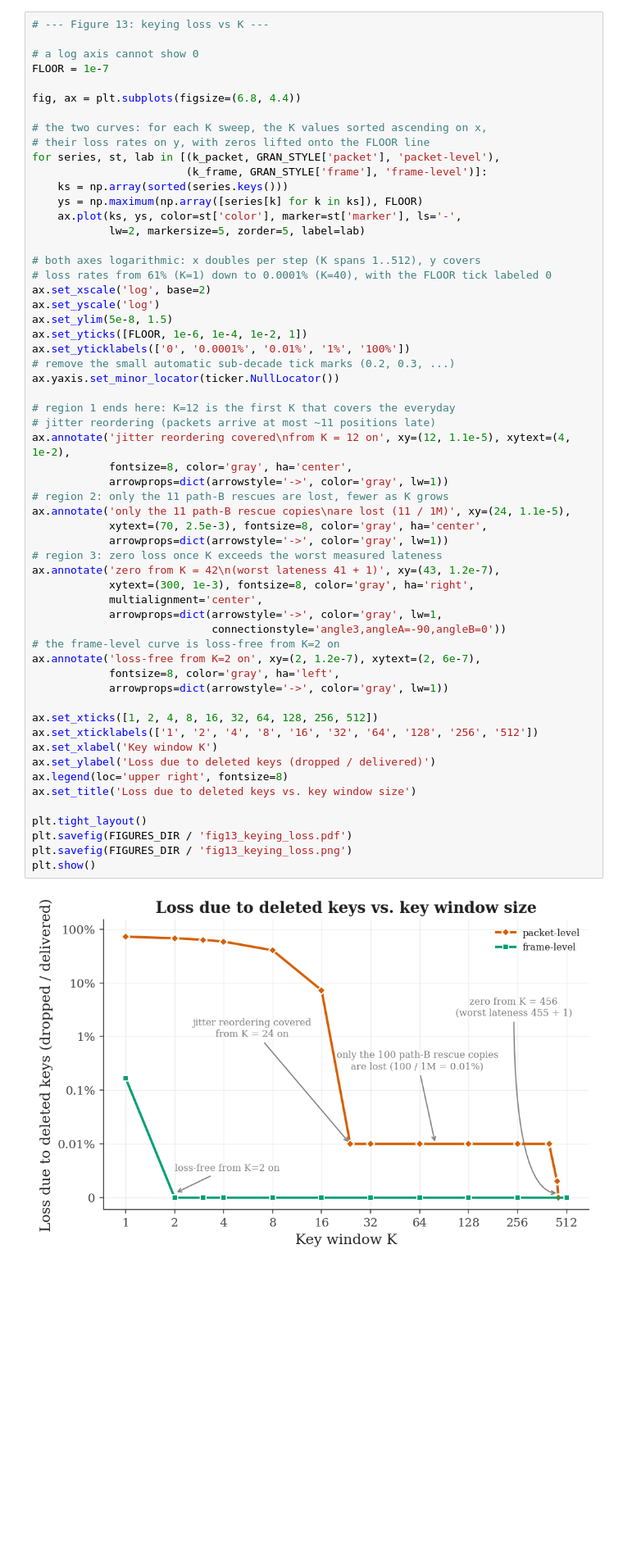
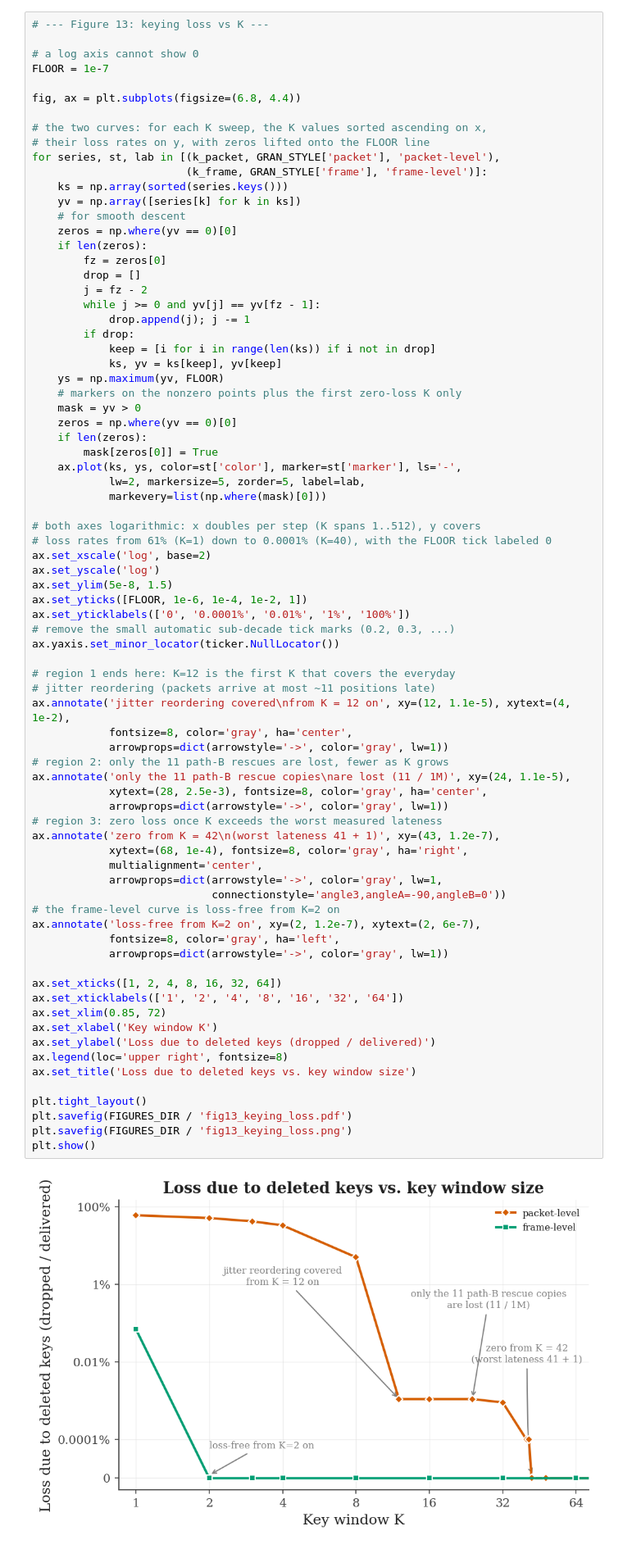
Before and after one commit to spring-epfl/SafeCast, a Jupyter notebook: GENERATE_FIGURES.ipynb, the cells around one changed output. Shown at 82% size. Saved outputs shown, nothing was run; the diff lists cells and outputs as text; blank space fills up the shorter version.

Commit message:
many small improvements in figures

```diff
--- a/GENERATE_FIGURES.ipynb
+++ b/GENERATE_FIGURES.ipynb
@@ -1629,9 +1621,27 @@ fig, ax = plt.subplots(figsize=(6.8, 4.4))
 for series, st, lab in [(k_packet, GRAN_STYLE['packet'], 'packet-level'),
                         (k_frame, GRAN_STYLE['frame'], 'frame-level')]:
     ks = np.array(sorted(series.keys()))
-    ys = np.maximum(np.array([series[k] for k in ks]), FLOOR)
+    yv = np.array([series[k] for k in ks])
+    # for smooth descent
+    zeros = np.where(yv == 0)[0]
+    if len(zeros):
+        fz = zeros[0]
+        drop = []
+        j = fz - 2
+        while j >= 0 and yv[j] == yv[fz - 1]:
+            drop.append(j); j -= 1
+        if drop:
+            keep = [i for i in range(len(ks)) if i not in drop]
+            ks, yv = ks[keep], yv[keep]
+    ys = np.maximum(yv, FLOOR)
+    # markers on the nonzero points plus the first zero-loss K only
+    mask = yv > 0
+    zeros = np.where(yv == 0)[0]
+    if len(zeros):
+        mask[zeros[0]] = True
     ax.plot(ks, ys, color=st['color'], marker=st['marker'], ls='-',
-            lw=2, markersize=5, zorder=5, label=lab)
+            lw=2, markersize=5, zorder=5, label=lab,
+            markevery=list(np.where(mask)[0]))
 
 # both axes logarithmic: x doubles per step (K spans 1..512), y covers
 # loss rates from 61% (K=1) down to 0.0001% (K=40), with the FLOOR tick labeled 0
@@ -1644,38 +1654,39 @@ ax.set_yticklabels(['0', '0.0001%', '0.01%', '1%', '100%'])
 ax.yaxis.set_minor_locator(ticker.NullLocator())
 
 # region 1 ends here: K=12 is the first K that covers the everyday
 # jitter reordering (packets arrive at most ~11 positions late)
 ax.annotate('jitter reordering covered\nfrom K = 12 on', xy=(12, 1.1e-5), xytext=(4, 1e-2),
             fontsize=8, color='gray', ha='center',
             arrowprops=dict(arrowstyle='->', color='gray', lw=1))
 # region 2: only the 11 path-B rescues are lost, fewer as K grows
 ax.annotate('only the 11 path-B rescue copies\nare lost (11 / 1M)', xy=(24, 1.1e-5),
-            xytext=(70, 2.5e-3), fontsize=8, color='gray', ha='center',
+            xytext=(28, 2.5e-3), fontsize=8, color='gray', ha='center',
             arrowprops=dict(arrowstyle='->', color='gray', lw=1))
 # region 3: zero loss once K exceeds the worst measured lateness
 ax.annotate('zero from K = 42\n(worst lateness 41 + 1)', xy=(43, 1.2e-7),
-            xytext=(300, 1e-3), fontsize=8, color='gray', ha='right',
+            xytext=(68, 1e-4), fontsize=8, color='gray', ha='right',
             multialignment='center',
             arrowprops=dict(arrowstyle='->', color='gray', lw=1,
                             connectionstyle='angle3,angleA=-90,angleB=0'))
 # the frame-level curve is loss-free from K=2 on
 ax.annotate('loss-free from K=2 on', xy=(2, 1.2e-7), xytext=(2, 6e-7),
             fontsize=8, color='gray', ha='left',
             arrowprops=dict(arrowstyle='->', color='gray', lw=1))
 
-ax.set_xticks([1, 2, 4, 8, 16, 32, 64, 128, 256, 512])
-ax.set_xticklabels(['1', '2', '4', '8', '16', '32', '64', '128', '256', '512'])
+ax.set_xticks([1, 2, 4, 8, 16, 32, 64])
+ax.set_xticklabels(['1', '2', '4', '8', '16', '32', '64'])
+ax.set_xlim(0.85, 72)
 ax.set_xlabel('Key window K')
 ax.set_ylabel('Loss due to deleted keys (dropped / delivered)')
 ax.legend(loc='upper right', fontsize=8)
 ax.set_title('Loss due to deleted keys vs. key window size')
 
 plt.tight_layout()
 plt.savefig(FIGURES_DIR / 'fig13_keying_loss.pdf')
 plt.savefig(FIGURES_DIR / 'fig13_keying_loss.png')
 plt.show()
 # %% [output]
-[figure, old version]
+[figure, new version]
 # %%
 # --- Figure 13 without annotations ---
 # Same plot as above but without the explanation texts.
```
Also changed, not shown: parts of 14 cells of this notebook, 15 other files.
